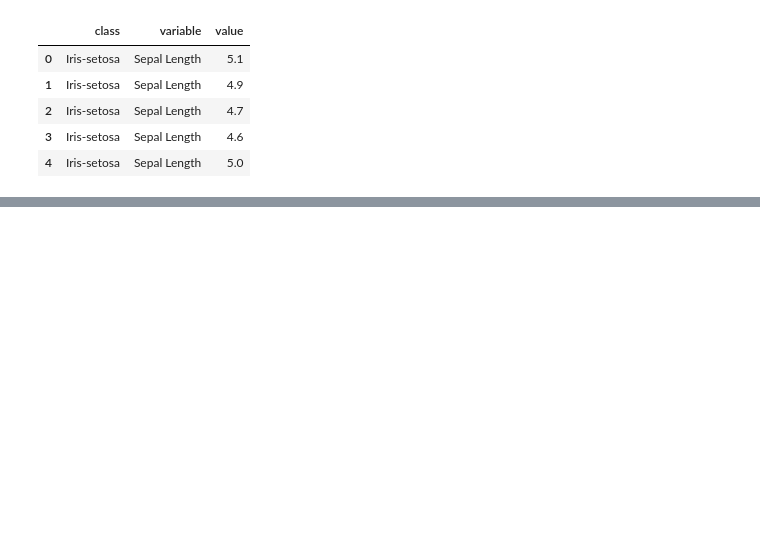
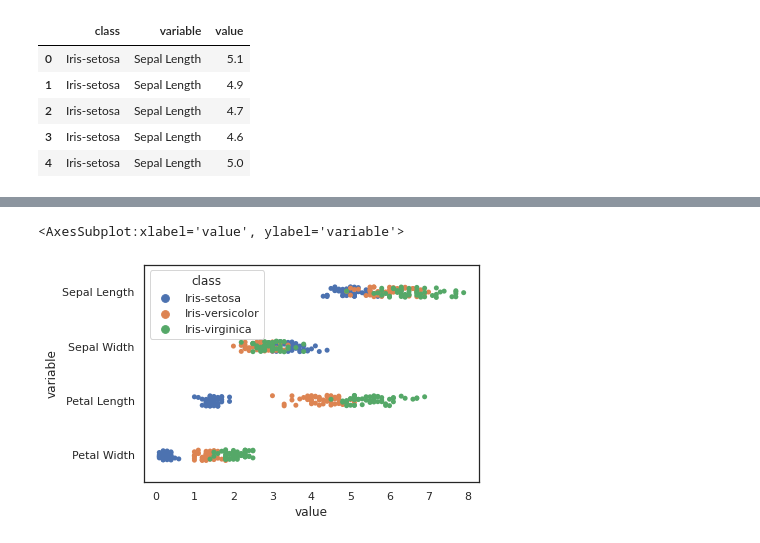
Before and after one commit to fod/pands-project2021, a Jupyter notebook: iris_analysis.ipynb, the cells around one changed output, grey strips where cells are left out. Drawn from its saved outputs; the diff is of its cells as text; code cells hidden in the pictures; blank space fills up the shorter version.

```diff
--- a/iris_analysis.ipynb
+++ b/iris_analysis.ipynb
@@ -141,0 +150,5 @@ sns.lmplot(data=iris, x="Sepal Length", y="Petal Width", hue="class")
+# %%
+sns.stripplot(data=iris_long, y="variable", x="value", hue="class", jitter=True, dodge=False)
+# %% [output]
+<AxesSubplot:xlabel='value', ylabel='variable'>
+[figure, added]
```
Also changed, not shown: parts of 19 cells of this notebook.
